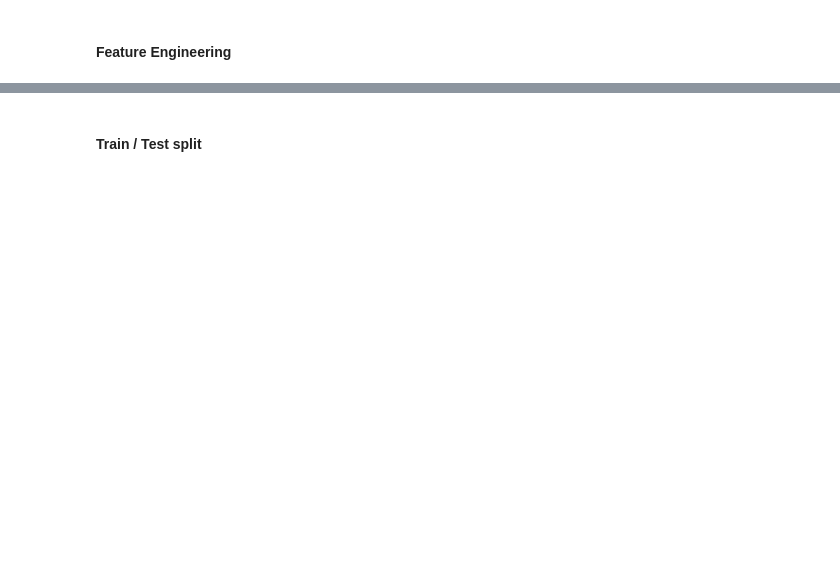
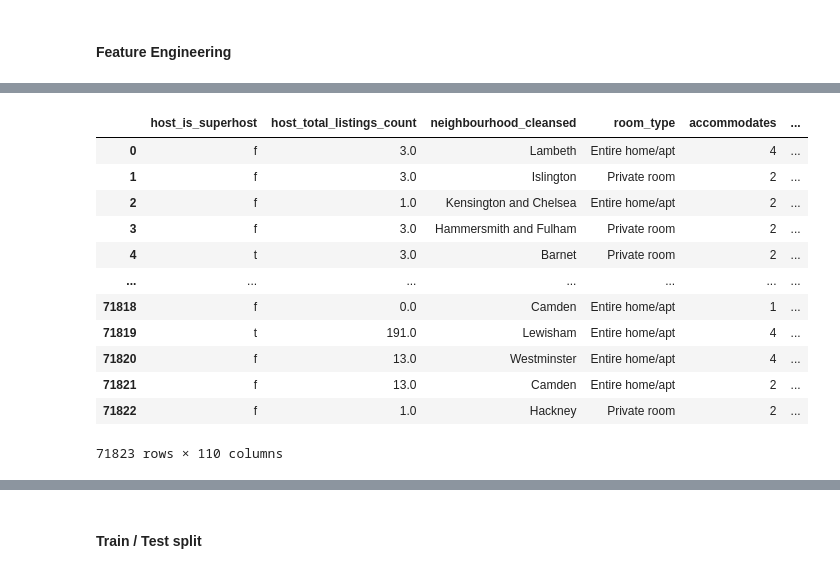
Before and after one commit to waltersmac/Predicting-AirBnB-Prices, a Jupyter notebook: notebooks/1.0-rw-model-exploration.ipynb, the cells around one changed output, grey strips where cells are left out. Cells and saved outputs as stored; diff of their text form; code cells hidden in the pictures; blank space fills up the shorter version.

```diff
--- a/notebooks/1.0-rw-model-exploration.ipynb
+++ b/notebooks/1.0-rw-model-exploration.ipynb
@@ -122,0 +168,4 @@ df_amenities_top_400 = pd.DataFrame(to_1D(df_listings["amenities"]) \
+# %%
+df_new_property_top_10 = pd.DataFrame(df_listings["property_type"].value_counts().head(20)).index
+
+df_new_property_top_10
@@ -155,3 +212,19 @@ onehot_df(df_listings,"amenities", list(df_amenities_top_400))
+# %%
+onehot_df(df_listings,"property_type", list(df_new_property_top_10))
+# %% [output]
+|  | host_is_superhost | host_total_listings_count | neighbourhood_cleansed | room_type | accommodates | ... |
+| 0 | f | 3.0 | Lambeth | Entire home/apt | 4 | ... |
+| 1 | f | 3.0 | Islington | Private room | 2 | ... |
+| 2 | f | 1.0 | Kensington and Chelsea | Entire home/apt | 2 | ... |
+| 3 | f | 3.0 | Hammersmith and Fulham | Private room | 2 | ... |
+| 4 | t | 3.0 | Barnet | Private room | 2 | ... |
+| ... | ... | ... | ... | ... | ... | ... |
+| 71818 | f | 0.0 | Camden | Entire home/apt | 1 | ... |
+| 71819 | t | 191.0 | Lewisham | Entire home/apt | 4 | ... |
+| 71820 | f | 13.0 | Westminster | Entire home/apt | 4 | ... |
+| 71821 | f | 13.0 | Camden | Entire home/apt | 2 | ... |
+| 71822 | f | 1.0 | Hackney | Private room | 2 | ... |
+71823 rows × 110 columns
 # %%
 # Confirming the shape of the df_listings
 df_listings.shape
```
Also changed, not shown: parts of 29 cells of this notebook, 1 other file.
